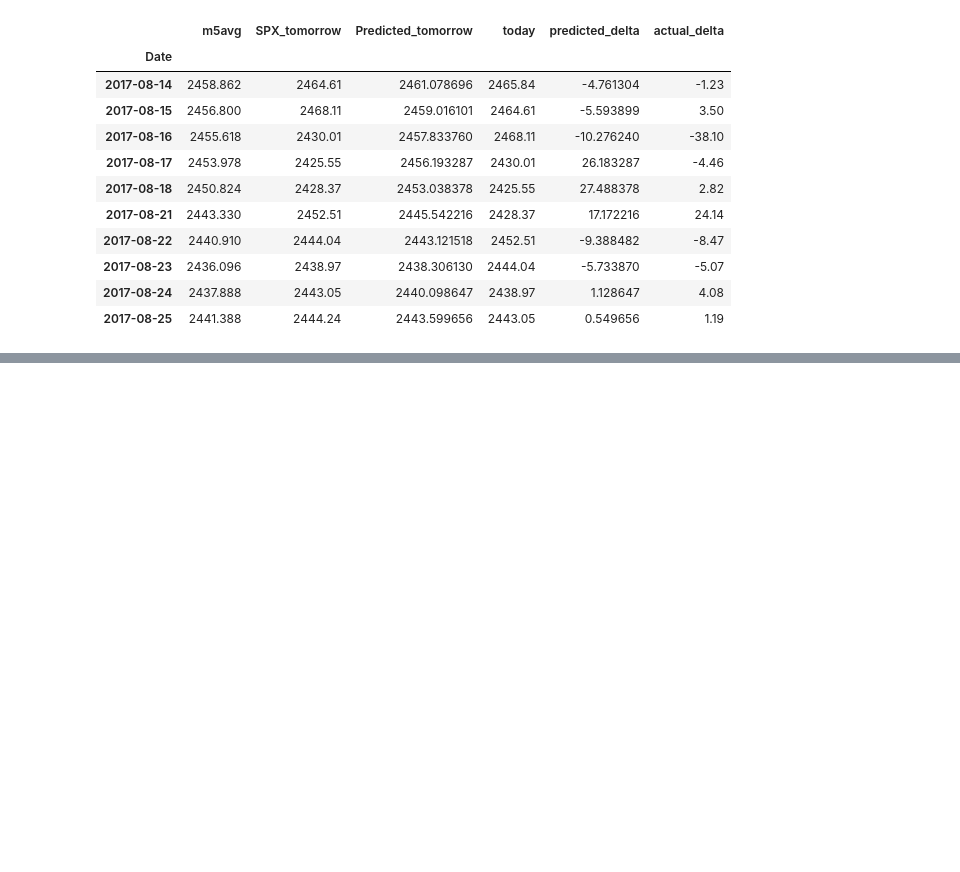
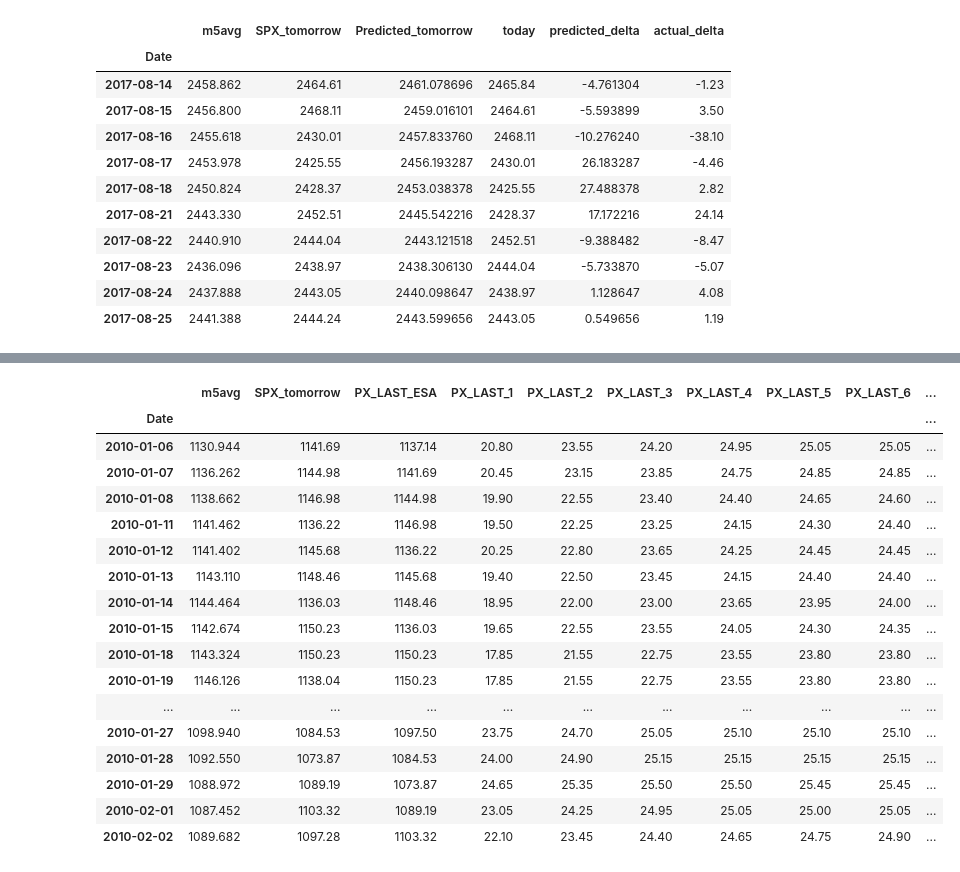
Before and after one commit to blake2323/VIX-vs-SPX-a, a Jupyter notebook: buy_conf.ipynb, the cells around one changed output, grey strips where cells are left out. Saved outputs shown, nothing was run; the diff lists cells and outputs as text; code cells hidden in the pictures; blank space fills up the shorter version.

```diff
--- a/buy_conf.ipynb
+++ b/buy_conf.ipynb
@@ -706,0 +707,5 @@ pl5_df.head(50)
+# %%
+#Joined Dataframes where index ('Date') matches
+
+final1_df = spx_5day_df.join(time_indexed_stock_df)
+final1_df.head(10)
@@ -708,0 +746,24 @@ pl5_df.head(50)
+# %%
+#Add column of 1/StdDev to joined DataFrame
+#Because we want "closer numbers" (lower StdDev) to have "more weight"
+#final1_df.insert(loc=0, column='1/StdDev', value=1/std_dev_spx)
+final1_df.head(20)
+# %% [output]
+|  | m5avg | SPX_tomorrow | PX_LAST_ESA | PX_LAST_1 | PX_LAST_2 | PX_LAST_3 | PX_LAST_4 | PX_LAST_5 | PX_LAST_6 | ... |
+| Date |  |  |  |  |  |  |  |  |  | ... |
+| 2010-01-06 | 1130.944 | 1141.69 | 1137.14 | 20.80 | 23.55 | 24.20 | 24.95 | 25.05 | 25.05 | ... |
+| 2010-01-07 | 1136.262 | 1144.98 | 1141.69 | 20.45 | 23.15 | 23.85 | 24.75 | 24.85 | 24.85 | ... |
+| 2010-01-08 | 1138.662 | 1146.98 | 1144.98 | 19.90 | 22.55 | 23.40 | 24.40 | 24.65 | 24.60 | ... |
+| 2010-01-11 | 1141.462 | 1136.22 | 1146.98 | 19.50 | 22.25 | 23.25 | 24.15 | 24.30 | 24.40 | ... |
+| 2010-01-12 | 1141.402 | 1145.68 | 1136.22 | 20.25 | 22.80 | 23.65 | 24.25 | 24.45 | 24.45 | ... |
+| 2010-01-13 | 1143.110 | 1148.46 | 1145.68 | 19.40 | 22.50 | 23.45 | 24.15 | 24.40 | 24.40 | ... |
+| 2010-01-14 | 1144.464 | 1136.03 | 1148.46 | 18.95 | 22.00 | 23.00 | 23.65 | 23.95 | 24.00 | ... |
+| 2010-01-15 | 1142.674 | 1150.23 | 1136.03 | 19.65 | 22.55 | 23.55 | 24.05 | 24.30 | 24.35 | ... |
+| 2010-01-18 | 1143.324 | 1150.23 | 1150.23 | 17.85 | 21.55 | 22.75 | 23.55 | 23.80 | 23.80 | ... |
+| 2010-01-19 | 1146.126 | 1138.04 | 1150.23 | 17.85 | 21.55 | 22.75 | 23.55 | 23.80 | 23.80 | ... |
+| ... | ... | ... | ... | ... | ... | ... | ... | ... | ... | ... |
+| 2010-01-27 | 1098.940 | 1084.53 | 1097.50 | 23.75 | 24.70 | 25.05 | 25.10 | 25.10 | 25.10 | ... |
+| 2010-01-28 | 1092.550 | 1073.87 | 1084.53 | 24.00 | 24.90 | 25.15 | 25.15 | 25.15 | 25.15 | ... |
+| 2010-01-29 | 1088.972 | 1089.19 | 1073.87 | 24.65 | 25.35 | 25.50 | 25.50 | 25.45 | 25.45 | ... |
+| 2010-02-01 | 1087.452 | 1103.32 | 1089.19 | 23.05 | 24.25 | 24.95 | 25.05 | 25.00 | 25.05 | ... |
+| 2010-02-02 | 1089.682 | 1097.28 | 1103.32 | 22.10 | 23.45 | 24.40 | 24.65 | 24.75 | 24.90 | ... |
```
Also changed, not shown: parts of 10 cells of this notebook, 5 other files.
